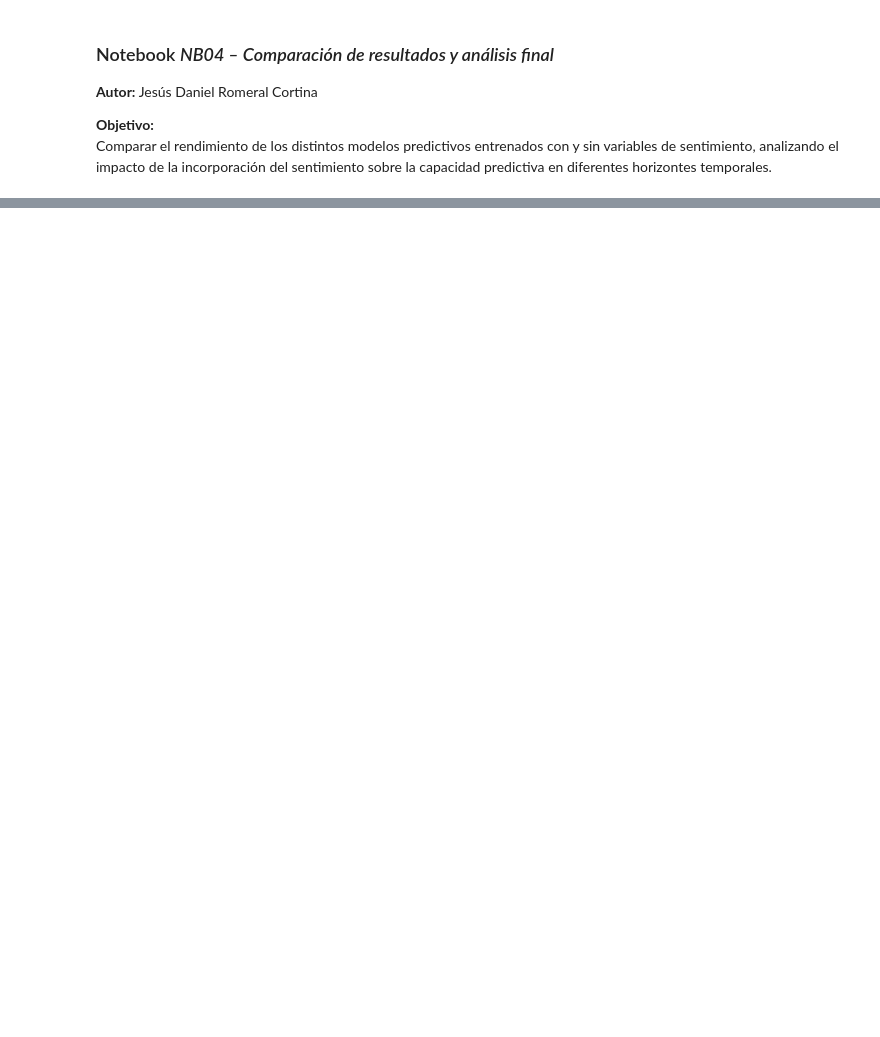
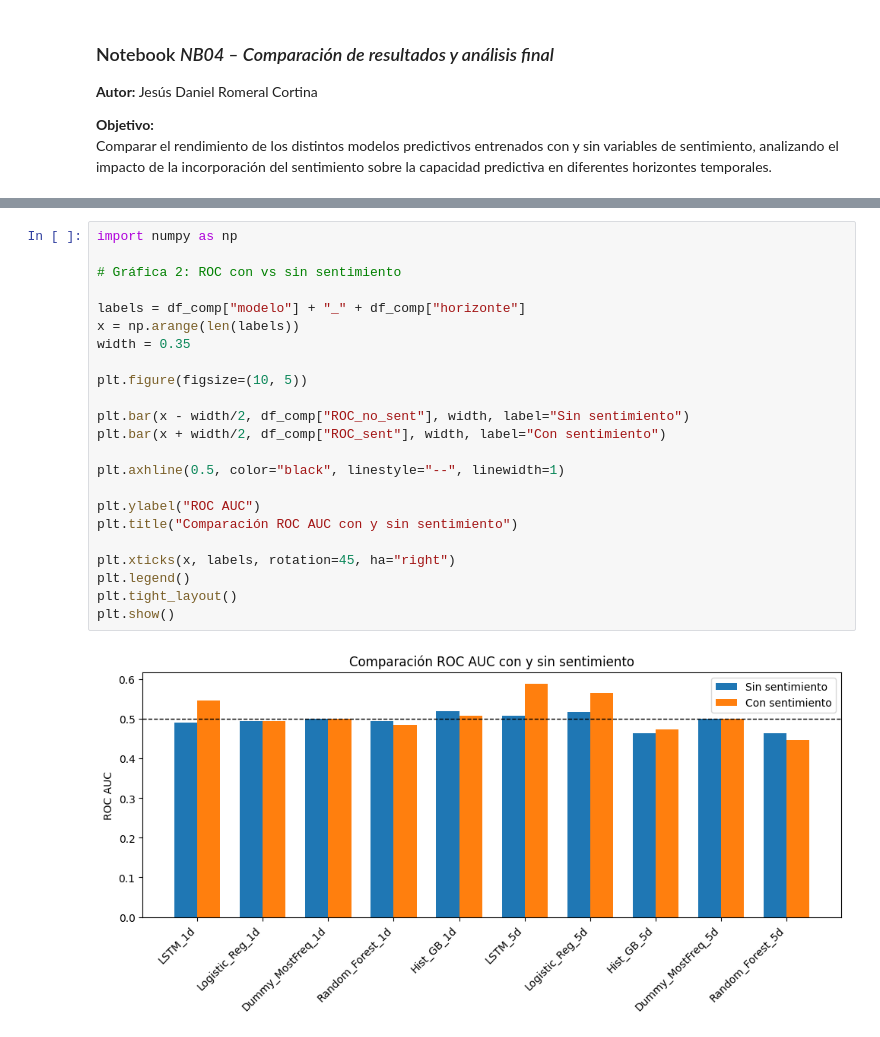
Before and after one commit to jesromeral/TFM_IMF, a Jupyter notebook: notebooks/4.RESULTADOS/NB04a_Resultados.ipynb, the cells around one changed output, grey strips where cells are left out. Drawn from its saved outputs; the diff is of its cells as text; blank space fills up the shorter version.

```diff
--- a/notebooks/4.RESULTADOS/NB04a_Resultados.ipynb
+++ b/notebooks/4.RESULTADOS/NB04a_Resultados.ipynb
@@ -110,0 +173,25 @@ plt.show()
+# %%
+import numpy as np
+
+# Gráfica 2: ROC con vs sin sentimiento
+
+labels = df_comp["modelo"] + "_" + df_comp["horizonte"]
+x = np.arange(len(labels))
+width = 0.35
+
+plt.figure(figsize=(10, 5))
+
+plt.bar(x - width/2, df_comp["ROC_no_sent"], width, label="Sin sentimiento")
+plt.bar(x + width/2, df_comp["ROC_sent"], width, label="Con sentimiento")
+
+plt.axhline(0.5, color="black", linestyle="--", linewidth=1)
+
+plt.ylabel("ROC AUC")
+plt.title("Comparación ROC AUC con y sin sentimiento")
+
+plt.xticks(x, labels, rotation=45, ha="right")
+plt.legend()
+plt.tight_layout()
+plt.show()
+# %% [output]
+[figure, added]
```
Also changed, not shown: parts of 12 cells of this notebook, 15 other files.
